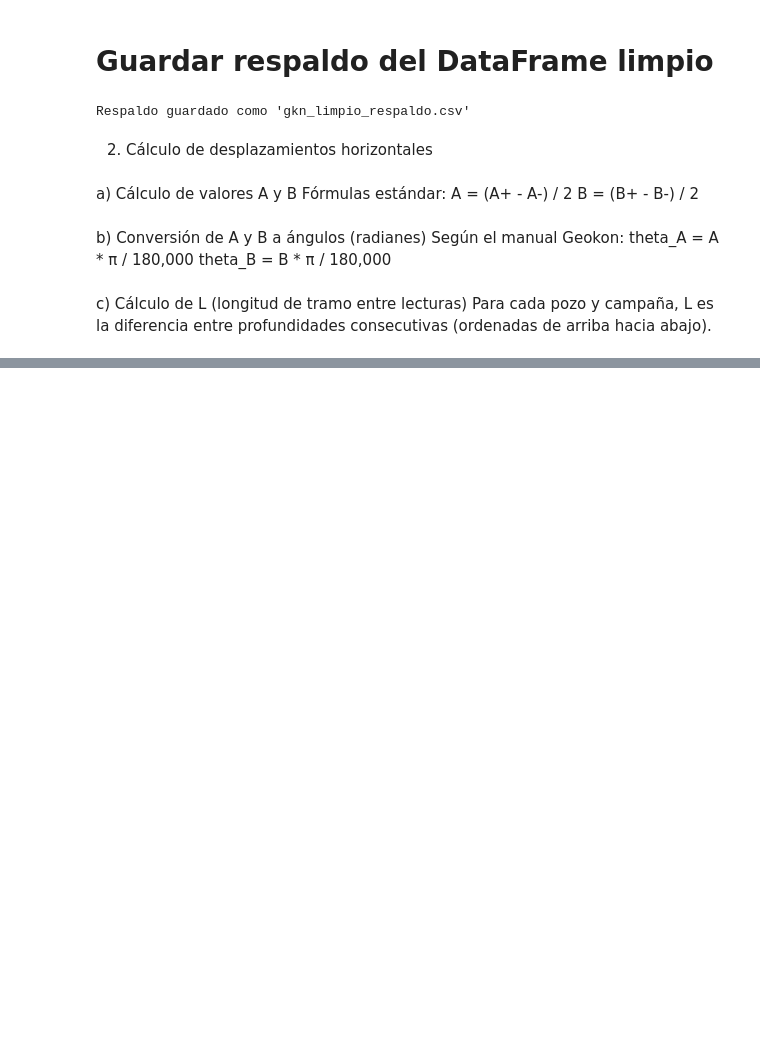
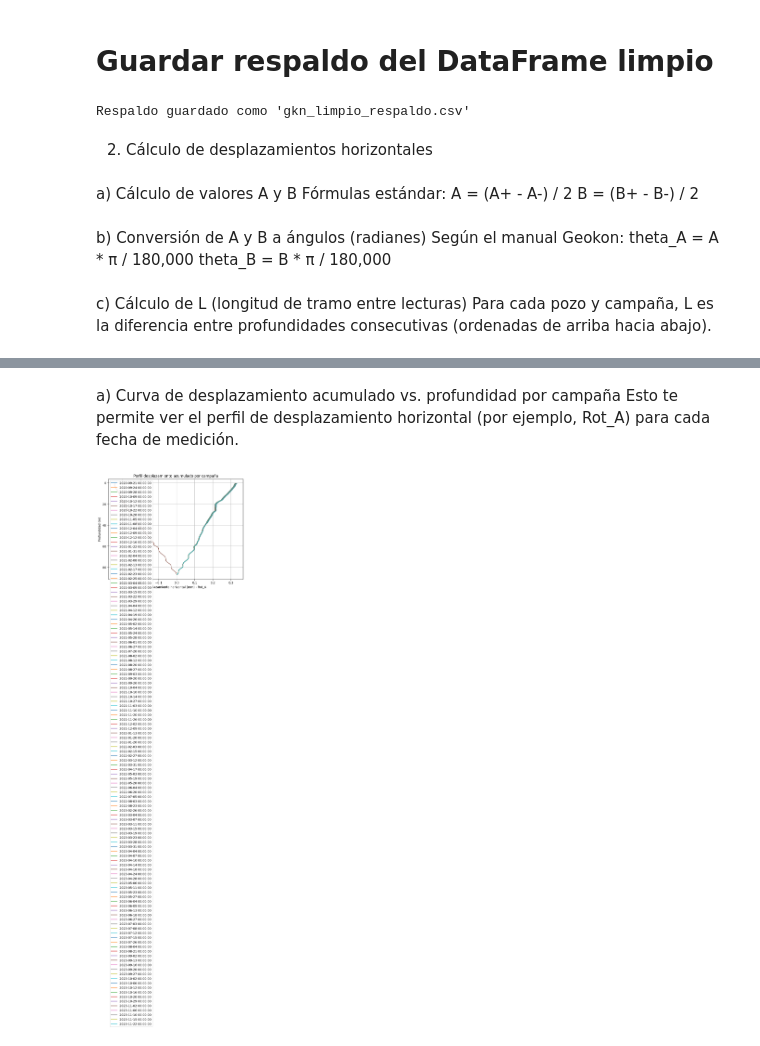
Before and after one commit to JorgeAccardi/auscultacion-presa, a Jupyter notebook: Análisis_de_Inclinómetros_(GKN).ipynb, the cells around one changed output, grey strips where cells are left out. Cells and saved outputs as stored; diff of their text form; code cells hidden in the pictures; blank space fills up the shorter version.

```diff
--- a/Análisis_de_Inclinómetros_(GKN).ipynb
+++ b/Análisis_de_Inclinómetros_(GKN).ipynb
@@ -276,0 +281,3 @@ df_gkn['L'] = df_gkn.groupby(['Inclinómetro', 'Fecha'])['L'].ffill()
+# %%
+df_gkn['Inc_A'] = df_gkn['L'] * np.sin(df_gkn['theta_A'])
+df_gkn['Inc_B'] = df_gkn['L'] * np.sin(df_gkn['theta_B'])
@@ -276,0 +287,3 @@ df_gkn['L'] = df_gkn.groupby(['Inclinómetro', 'Fecha'])['L'].ffill()
+# %%
+df_gkn['Cum_A'] = df_gkn.groupby(['Inclinómetro', 'Fecha'])['Inc_A'].cumsum()
+df_gkn['Cum_B'] = df_gkn.groupby(['Inclinómetro', 'Fecha'])['Inc_B'].cumsum()
@@ -276,0 +294,5 @@ df_gkn['L'] = df_gkn.groupby(['Inclinómetro', 'Fecha'])['L'].ffill()
+# %%
+alpha_deg = 7  # Cambia este valor si tu pozo tiene otro ángulo de referencia
+alpha_rad = np.deg2rad(alpha_deg)
+df_gkn['Rot_A'] = df_gkn['Cum_A'] * np.cos(alpha_rad) + df_gkn['Cum_B'] * np.sin(alpha_rad)
+df_gkn['Rot_B'] = -df_gkn['Cum_A'] * np.sin(alpha_rad) + df_gkn['Cum_B'] * np.cos(alpha_rad)
@@ -276,0 +371,21 @@ df_gkn['L'] = df_gkn.groupby(['Inclinómetro', 'Fecha'])['L'].ffill()
+# %% [markdown]
+a) Curva de desplazamiento acumulado vs. profundidad por campaña
+Esto te permite ver el perfil de desplazamiento horizontal (por ejemplo, Rot_A) para cada fecha de medición.
+# %%
+import matplotlib.pyplot as plt
+
+# Suponiendo que tu DataFrame es df_gkn y tienes varias fechas/campañas
+plt.figure(figsize=(8, 6))
+for fecha, df_campaña in df_gkn.groupby('Fecha'):
+    plt.plot(df_campaña['Rot_A'], df_campaña['Profundidad'], label=fecha)
+
+plt.gca().invert_yaxis()  # Para que la profundidad aumente hacia abajo
+plt.xlabel('Desplazamiento horizontal (mm) - Rot_A')
+plt.ylabel('Profundidad (m)')
+plt.title('Perfil desplazamiento acumulado por campaña')
+plt.legend()
+plt.grid(True)
+plt.tight_layout()
+plt.show()
+# %% [output]
+[figure, added]
```
Also changed, not shown: parts of 11 cells of this notebook.
